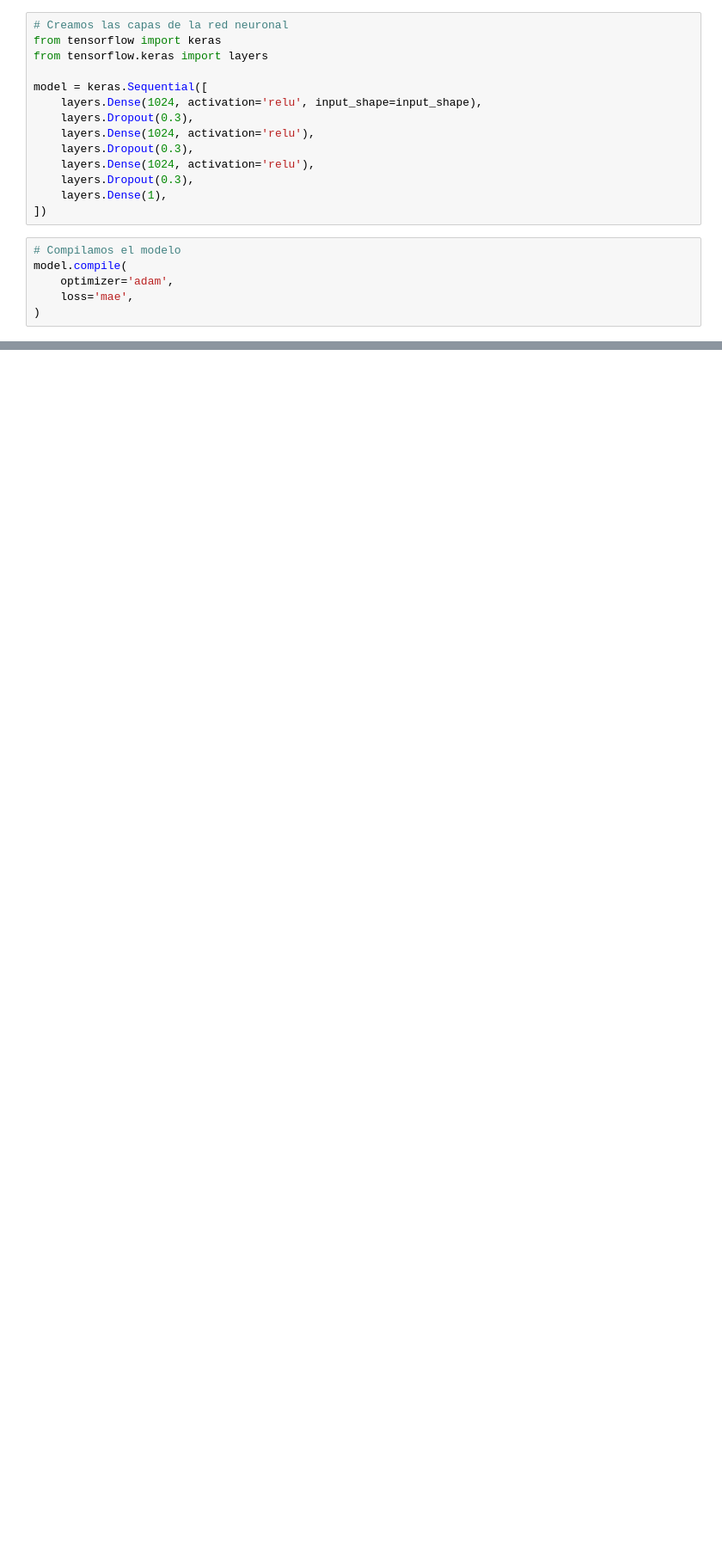
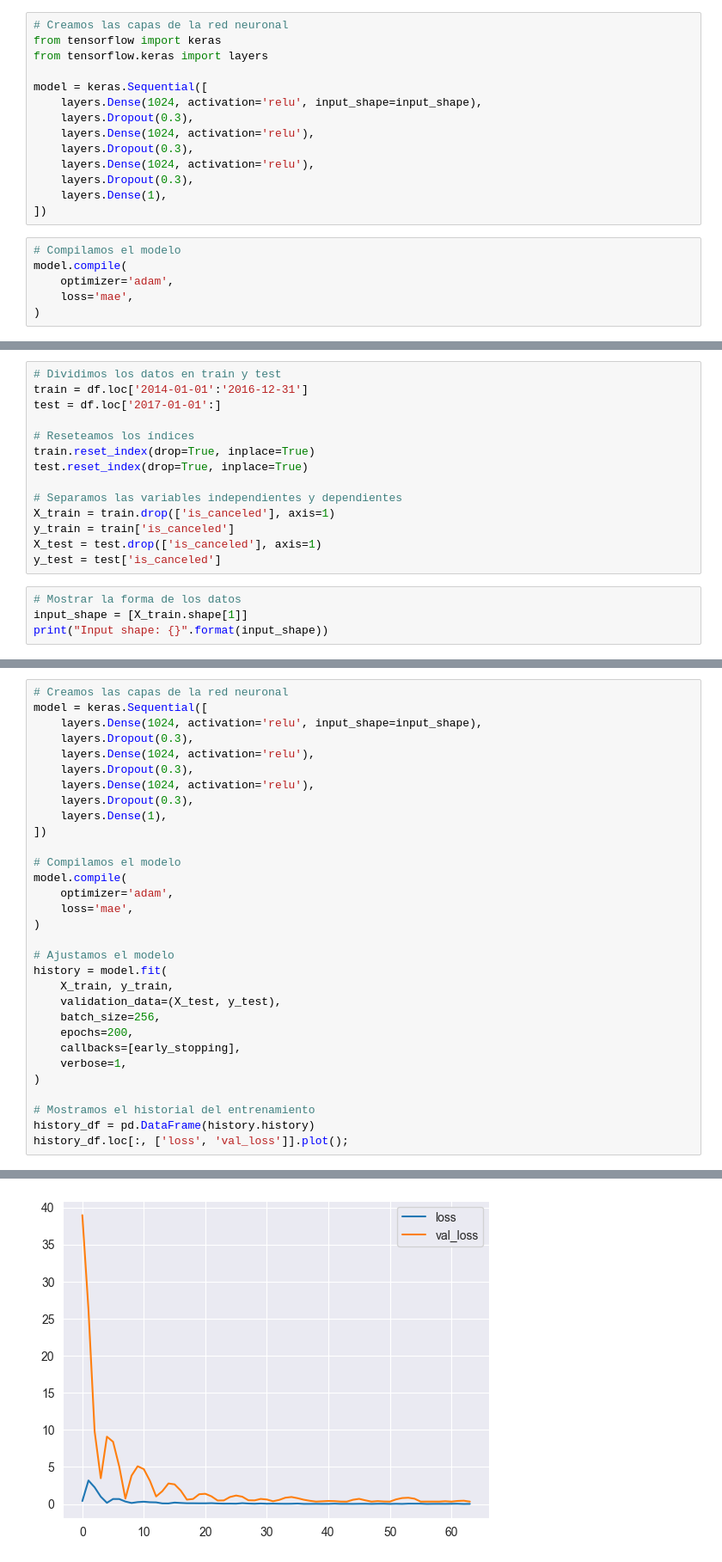
Before and after one commit to a21lofese/PIA, a Jupyter notebook: ReservaHoteles/ReservaHotel.ipynb, the cells around one changed output, grey strips where cells are left out. Shown at 86% size. Drawn from its saved outputs; the diff is of its cells as text; blank space fills up the shorter version.

```diff
--- a/ReservaHoteles/ReservaHotel.ipynb
+++ b/ReservaHoteles/ReservaHotel.ipynb
@@ -270,0 +259,18 @@ Como podemos ver, el modelo tiene un rendimiento del 100%
+# %%
+# Dividimos los datos en train y test
+train = df.loc['2014-01-01':'2016-12-31']
+test = df.loc['2017-01-01':]
+
+# Reseteamos los índices
+train.reset_index(drop=True, inplace=True)
+test.reset_index(drop=True, inplace=True)
+
+# Separamos las variables independientes y dependientes
+X_train = train.drop(['is_canceled'], axis=1)
+y_train = train['is_canceled']
+X_test = test.drop(['is_canceled'], axis=1)
+y_test = test['is_canceled']
+# %%
+# Mostrar la forma de los datos
+input_shape = [X_train.shape[1]]
+print("Input shape: {}".format(input_shape))
@@ -270,0 +279,32 @@ Como podemos ver, el modelo tiene un rendimiento del 100%
+# %%
+# Creamos las capas de la red neuronal
+model = keras.Sequential([
+    layers.Dense(1024, activation='relu', input_shape=input_shape),
+    layers.Dropout(0.3),
+    layers.Dense(1024, activation='relu'),
+    layers.Dropout(0.3),
+    layers.Dense(1024, activation='relu'),
+    layers.Dropout(0.3),
+    layers.Dense(1),
+])
+
+# Compilamos el modelo
+model.compile(
+    optimizer='adam',
+    loss='mae',
+)
+
+# Ajustamos el modelo
+history = model.fit(
+    X_train, y_train,
+    validation_data=(X_test, y_test),
+    batch_size=256,
+    epochs=200,
+    callbacks=[early_stopping],
+    verbose=1,
+)
+
+# Mostramos el historial del entrenamiento
+history_df = pd.DataFrame(history.history)
+history_df.loc[:, ['loss', 'val_loss']].plot();
+# %% [output]
@@ -270,0 +328 @@ Como podemos ver, el modelo tiene un rendimiento del 100%
+[figure, added]
```
Also changed, not shown: parts of 19 cells of this notebook.
